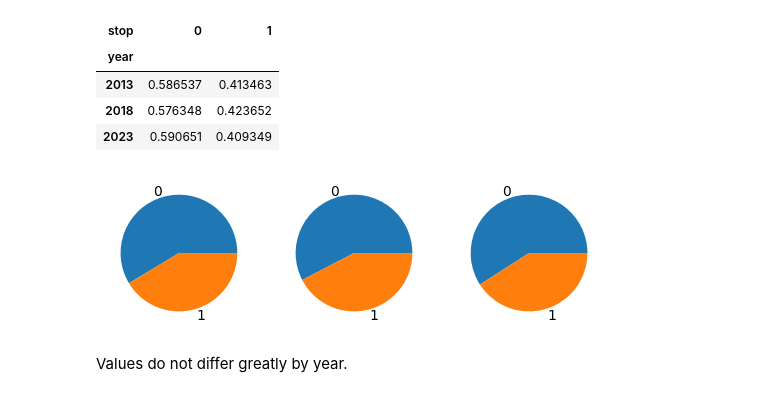
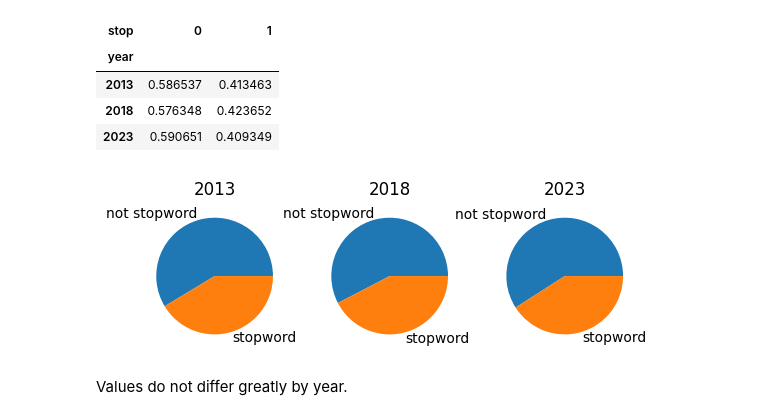
Before and after one commit to caroline-kranefuss/evolving_sentiment_climate, a Jupyter notebook: notebooks/stopwords.ipynb, the cells around one changed output. Cells and saved outputs as stored; diff of their text form; code cells hidden in the pictures.

```diff
--- a/notebooks/stopwords.ipynb
+++ b/notebooks/stopwords.ipynb
@@ -180,11 +180,17 @@ YEAR.columns = YEAR.columns.droplevel(0)
 | 2018 | 0.576348 | 0.423652 |
 | 2023 | 0.590651 | 0.409349 |
 # %%
-(YEAR.T / YEAR.T.sum()).plot.pie(subplots=True, legend=False)
+# Some help from Claude here
+
+axes = (YEAR.T / YEAR.T.sum()).plot.pie(subplots=True, legend=False, labels=['not stopword', 'stopword'])
+
+for ax, year in zip(axes, YEAR.index):
+    ax.set_title(year)
+
 sns.despine()
 plt.show()
 # %% [output]
-[figure, old version]
+[figure, new version]
 # %% [markdown]
 Values do not differ greatly by year.
 # %% [markdown]
```
Also changed, not shown: parts of 1 cell of this notebook, 18 other files.
